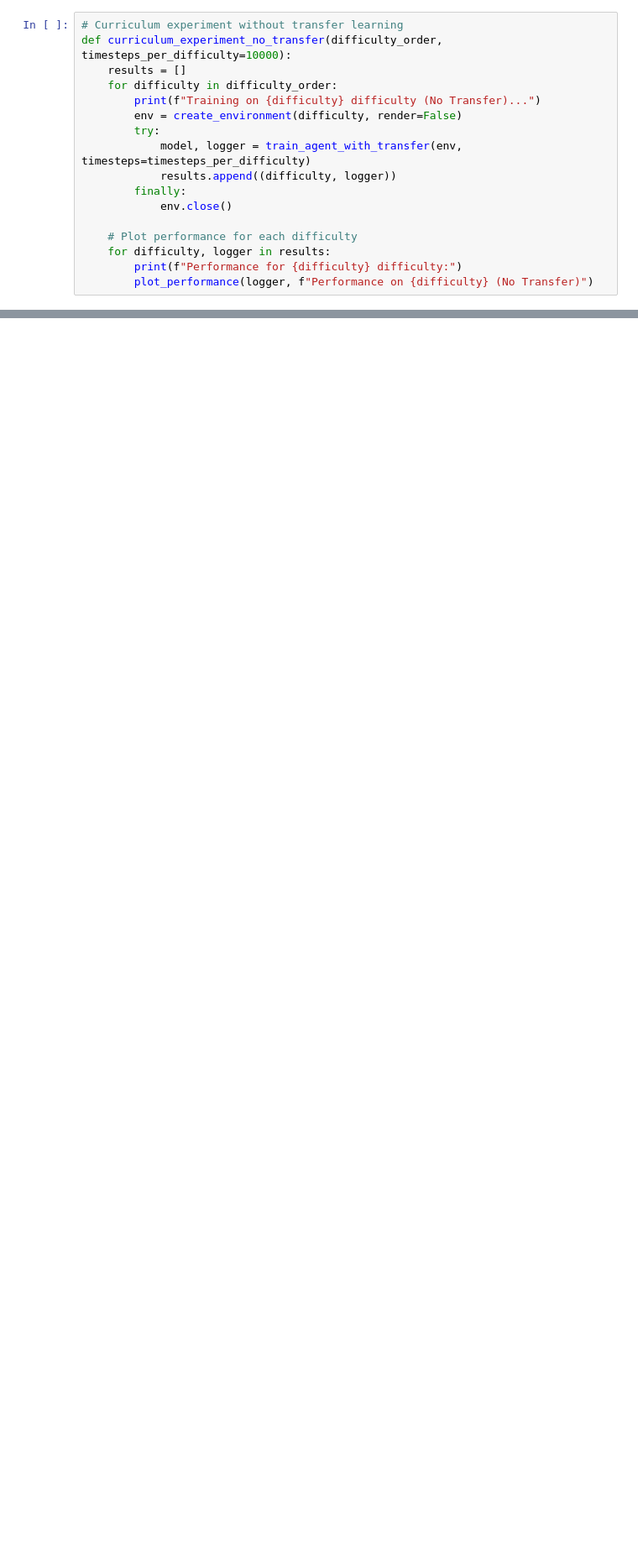
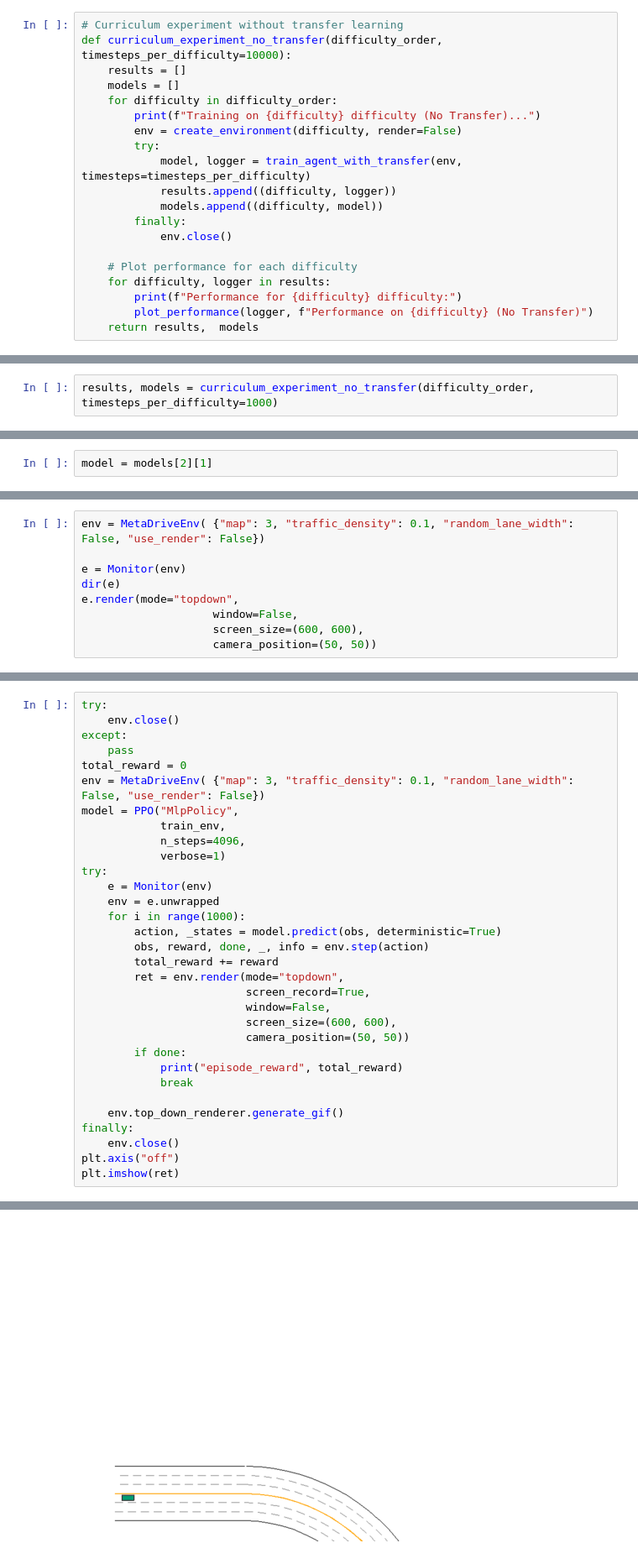
Before and after one commit to michellechang77/rl-final-project, a Jupyter notebook: RL_Final_Proj_Experiments.ipynb, the cells around one changed output, grey strips where cells are left out. Shown: that part at 84% size. Cells and saved outputs as stored; diff of their text form; blank space fills up the shorter version.

```diff
--- a/RL_Final_Proj_Experiments.ipynb
+++ b/RL_Final_Proj_Experiments.ipynb
@@ -127,12 +131,14 @@ def plot_performance(logger, title= 'Agent Performance'):
 # Curriculum experiment without transfer learning
 def curriculum_experiment_no_transfer(difficulty_order, timesteps_per_difficulty=10000):
     results = []
+    models = []
     for difficulty in difficulty_order:
         print(f"Training on {difficulty} difficulty (No Transfer)...")
         env = create_environment(difficulty, render=False)
         try:
             model, logger = train_agent_with_transfer(env, timesteps=timesteps_per_difficulty)
             results.append((difficulty, logger))
+            models.append((difficulty, model))
         finally:
             env.close()
 
@@ -140,6 +146,7 @@ def curriculum_experiment_no_transfer(difficulty_order, timesteps_per_difficulty
     for difficulty, logger in results:
         print(f"Performance for {difficulty} difficulty:")
         plot_performance(logger, f"Performance on {difficulty} (No Transfer)")
+    return results,  models
 # %%
 # Curriculum experiment with transfer learning
 def curriculum_experiment_with_transfer(difficulty_order, timesteps_per_difficulty=1000):
@@ -162,0 +186,2 @@ def curriculum_experiment_with_transfer(difficulty_order, timesteps_per_difficul
+# %%
+results, models = curriculum_experiment_no_transfer(difficulty_order, timesteps_per_difficulty=1000)
@@ -162,0 +309,2 @@ def curriculum_experiment_with_transfer(difficulty_order, timesteps_per_difficul
+# %%
+model = models[2][1]
@@ -162,0 +341,9 @@ def curriculum_experiment_with_transfer(difficulty_order, timesteps_per_difficul
+# %%
+env = MetaDriveEnv( {"map": 3, "traffic_density": 0.1, "random_lane_width": False, "use_render": False})
+
+e = Monitor(env)
+dir(e)
+e.render(mode="topdown",
+                    window=False,
+                    screen_size=(600, 600),
+                    camera_position=(50, 50))
@@ -162,0 +357,33 @@ def curriculum_experiment_with_transfer(difficulty_order, timesteps_per_difficul
+# %%
+try:
+    env.close()
+except:
+    pass
+total_reward = 0
+env = MetaDriveEnv( {"map": 3, "traffic_density": 0.1, "random_lane_width": False, "use_render": False})
+model = PPO("MlpPolicy",
+            train_env,
+            n_steps=4096,
+            verbose=1)
+try:
+    e = Monitor(env)
+    env = e.unwrapped
+    for i in range(1000):
+        action, _states = model.predict(obs, deterministic=True)
+        obs, reward, done, _, info = env.step(action)
+        total_reward += reward
+        ret = env.render(mode="topdown",
+                         screen_record=True,
+                         window=False,
+                         screen_size=(600, 600),
+                         camera_position=(50, 50))
+        if done:
+            print("episode_reward", total_reward)
+            break
+
+    env.top_down_renderer.generate_gif()
+finally:
+    env.close()
+plt.axis("off")
+plt.imshow(ret)
+# %% [output]
@@ -162,0 +399 @@ def curriculum_experiment_with_transfer(difficulty_order, timesteps_per_difficul
+[figure, added]
```
Also changed, not shown: parts of 20 cells of this notebook, 3 other files.
